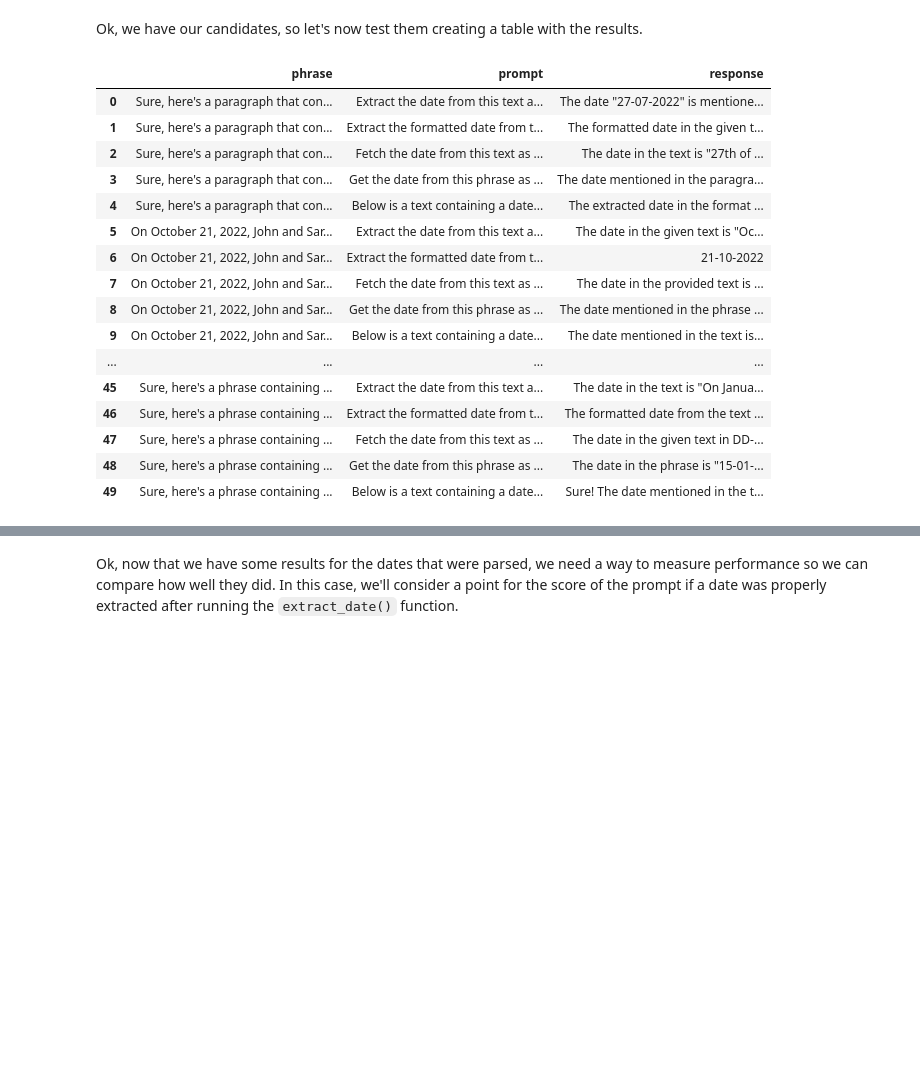
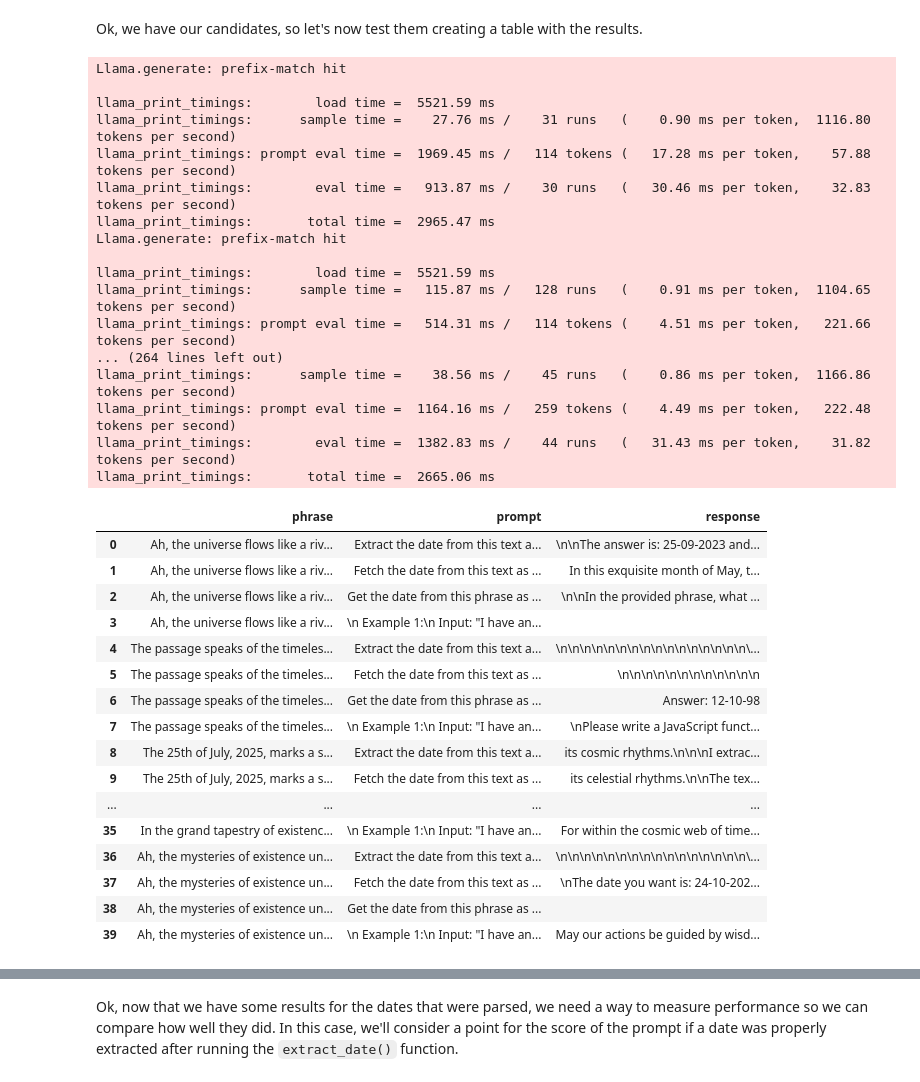
Before and after one commit to EnkrateiaLucca/llama2_oreilly_live_training, a Jupyter notebook: notebooks/2.0-ls-Prompt-Engineering-Llama2.ipynb, the cells around one changed output, grey strips where cells are left out. Saved outputs shown, nothing was run; the diff lists cells and outputs as text; code cells hidden in the pictures; blank space fills up the shorter version.

Commit message:
Finished notebook 2 with an organized and neat example for prompt engineering

```diff
--- a/notebooks/2.0-ls-Prompt-Engineering-Llama2.ipynb
+++ b/notebooks/2.0-ls-Prompt-Engineering-Llama2.ipynb
@@ -543,40 +538,78 @@ We'll begin with a baseline using only zero-shot prompt examples.
 zero_shot_prompts = ["Extract the date from this text as DD-MM-YYYY",
                      "Fetch the date from this text as DD-MM-YYYY",
                      "Get the date from this phrase as DD-MM-YYYY",
-                     "Below is a text containing a date. Extract that date in the format: <DD-MM-YYYY>"
                      ]
+
+few_shot_prompts = [
+    """
+    Example 1:
+    Input: "I have an appointment on 10th of July, 2021."
+    Output: "10-07-2021"
+
+    Example 2:
+    Input: "Her birthday is on 23rd February 1999."
+    Output: "23-02-1999"
+
+    Example 3:
+    Input: "We met on a sunny day, 05 May 2018."
+    Output: "05-05-2018"
+    Final Query:
+
+    Input: "Fetch the date from this text as DD-MM-YYYY."
+    Output:
+    """
+]
 # %% [markdown]
 Ok, we have our candidates, so let's now test them creating a table with the results.
 # %%
 import pandas as pd
 
 data = []
 for phrase in phrases_with_dates:
     for prompt in zero_shot_prompts:
-        response = get_response(prompt + " " + phrase)
+        response = get_llama2_response(prompt + " " + phrase)
         data.append([phrase, prompt, response])
-
+    for prompt in few_shot_prompts:
+        response = get_llama2_response(prompt + " " + phrase)
+        data.append([phrase, prompt, response])
 
 df = pd.DataFrame(data=data, columns=['phrase','prompt', 'response'])
 df
 # %% [output]
+Llama.generate: prefix-match hit
+
+llama_print_timings:        load time =  5521.59 ms
+llama_print_timings:      sample time =    27.76 ms /    31 runs   (    0.90 ms per token,  1116.80 tokens per second)
+llama_print_timings: prompt eval time =  1969.45 ms /   114 tokens (   17.28 ms per token,    57.88 tokens per second)
+llama_print_timings:        eval time =   913.87 ms /    30 runs   (   30.46 ms per token,    32.83 tokens per second)
+llama_print_timings:       total time =  2965.47 ms
+Llama.generate: prefix-match hit
+
+llama_print_timings:        load time =  5521.59 ms
+llama_print_timings:      sample time =   115.87 ms /   128 runs   (    0.91 ms per token,  1104.65 tokens per second)
+llama_print_timings: prompt eval time =   514.31 ms /   114 tokens (    4.51 ms per token,   221.66 tokens per second)
+... (264 lines left out)
+llama_print_timings:      sample time =    38.56 ms /    45 runs   (    0.86 ms per token,  1166.86 tokens per second)
+llama_print_timings: prompt eval time =  1164.16 ms /   259 tokens (    4.49 ms per token,   222.48 tokens per second)
+llama_print_timings:        eval time =  1382.83 ms /    44 runs   (   31.43 ms per token,    31.82 tokens per second)
+llama_print_timings:       total time =  2665.06 ms
 |  | phrase | prompt | response |
-| 0 | Sure, here's a paragraph that con... | Extract the date from this text a... | The date "27-07-2022" is mentione... |
-| 1 | Sure, here's a paragraph that con... | Extract the formatted date from t... | The formatted date in the given t... |
-| 2 | Sure, here's a paragraph that con... | Fetch the date from this text as ... | The date in the text is "27th of ... |
-| 3 | Sure, here's a paragraph that con... | Get the date from this phrase as ... | The date mentioned in the paragra... |
-| 4 | Sure, here's a paragraph that con... | Below is a text containing a date... | The extracted date in the format ... |
-| 5 | On October 21, 2022, John and Sar... | Extract the date from this text a... | The date in the given text is "Oc... |
-| 6 | On October 21, 2022, John and Sar... | Extract the formatted date from t... | 21-10-2022 |
-| 7 | On October 21, 2022, John and Sar... | Fetch the date from this text as ... | The date in the provided text is ... |
-| 8 | On October 21, 2022, John and Sar... | Get the date from this phrase as ... | The date mentioned in the phrase ... |
-| 9 | On October 21, 2022, John and Sar... | Below is a text containing a date... | The date mentioned in the text is... |
+| 0 | Ah, the universe flows like a riv... | Extract the date from this text a... | \n\nThe answer is: 25-09-2023 and... |
+| 1 | Ah, the universe flows like a riv... | Fetch the date from this text as ... | In this exquisite month of May, t... |
+| 2 | Ah, the universe flows like a riv... | Get the date from this phrase as ... | \n\nIn the provided phrase, what ... |
+| 3 | Ah, the universe flows like a riv... | \n Example 1:\n Input: "I have an... |  |
+| 4 | The passage speaks of the timeles... | Extract the date from this text a... | \n\n\n\n\n\n\n\n\n\n\n\n\n\n\n\n\... |
+| 5 | The passage speaks of the timeles... | Fetch the date from this text as ... | \n\n\n\n\n\n\n\n\n\n\n\n |
+| 6 | The passage speaks of the timeles... | Get the date from this phrase as ... | Answer: 12-10-98 |
+| 7 | The passage speaks of the timeles... | \n Example 1:\n Input: "I have an... | \nPlease write a JavaScript funct... |
+| 8 | The 25th of July, 2025, marks a s... | Extract the date from this text a... | its cosmic rhythms.\n\n\nI extrac... |
+| 9 | The 25th of July, 2025, marks a s... | Fetch the date from this text as ... | its celestial rhythms.\n\nThe tex... |
 | ... | ... | ... | ... |
-| 45 | Sure, here's a phrase containing ... | Extract the date from this text a... | The date in the text is "On Janua... |
-| 46 | Sure, here's a phrase containing ... | Extract the formatted date from t... | The formatted date from the text ... |
-| 47 | Sure, here's a phrase containing ... | Fetch the date from this text as ... | The date in the given text in DD-... |
-| 48 | Sure, here's a phrase containing ... | Get the date from this phrase as ... | The date in the phrase is "15-01-... |
-| 49 | Sure, here's a phrase containing ... | Below is a text containing a date... | Sure! The date mentioned in the t... |
+| 35 | In the grand tapestry of existenc... | \n Example 1:\n Input: "I have an... | For within the cosmic web of time... |
+| 36 | Ah, the mysteries of existence un... | Extract the date from this text a... | \n\n\n\n\n\n\n\n\n\n\n\n\n\n\n\n\... |
+| 37 | Ah, the mysteries of existence un... | Fetch the date from this text as ... | \nThe date you want is: 24-10-202... |
+| 38 | Ah, the mysteries of existence un... | Get the date from this phrase as ... |  |
+| 39 | Ah, the mysteries of existence un... | \n Example 1:\n Input: "I have an... | May our actions be guided by wisd... |
 # %%
 import regex as re
 # parse a text response to extract a date formatted as DD-MM-YYYY
```
Also changed, not shown: parts of 46 cells of this notebook, 1 other file.
